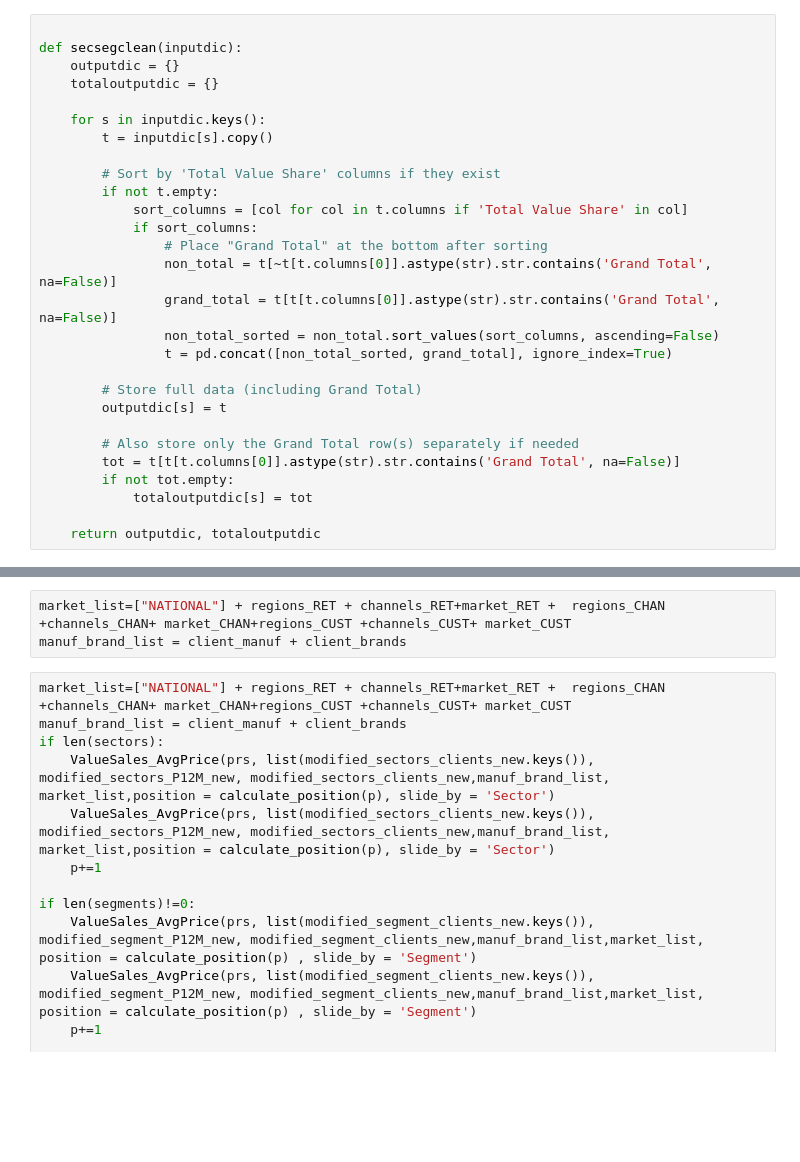
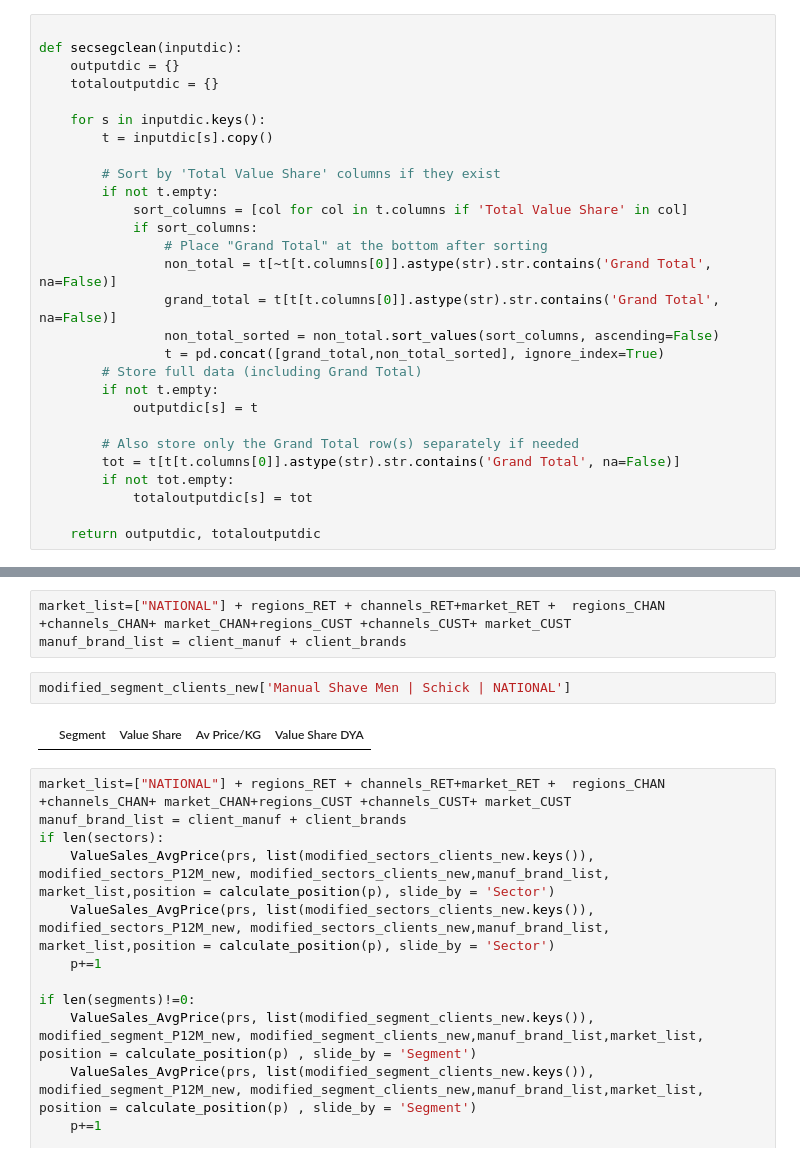
Before and after one commit to PricingOne/Slide-Automate, a Jupyter notebook: Landscape slide duplicate/Landscape duplicate New.ipynb, the cells around one changed output, grey strips where cells are left out. Cells and saved outputs as stored; diff of their text form; blank space fills up the shorter version.

```diff
--- a/Landscape slide duplicate/Landscape duplicate New.ipynb
+++ b/Landscape slide duplicate/Landscape duplicate New.ipynb
@@ -207,10 +207,10 @@ def secsegclean(inputdic):
                 non_total = t[~t[t.columns[0]].astype(str).str.contains('Grand Total', na=False)]
                 grand_total = t[t[t.columns[0]].astype(str).str.contains('Grand Total', na=False)]
                 non_total_sorted = non_total.sort_values(sort_columns, ascending=False)
-                t = pd.concat([non_total_sorted, grand_total], ignore_index=True)
-
+                t = pd.concat([grand_total,non_total_sorted], ignore_index=True)
         # Store full data (including Grand Total)
-        outputdic[s] = t
+        if not t.empty:
+            outputdic[s] = t
 
         # Also store only the Grand Total row(s) separately if needed
         tot = t[t[t.columns[0]].astype(str).str.contains('Grand Total', na=False)]
@@ -1872,6 +1854,10 @@ if len(subcategories)!=0:
 # %%
 market_list=["NATIONAL"] + regions_RET + channels_RET+market_RET +  regions_CHAN +channels_CHAN+ market_CHAN+regions_CUST +channels_CUST+ market_CUST
 manuf_brand_list = client_manuf + client_brands
+# %%
+modified_segment_clients_new['Manual Shave Men | Schick | NATIONAL']
+# %% [output]
+|  | Segment | Value Share | Av Price/KG | Value Share DYA |
 # %%
 market_list=["NATIONAL"] + regions_RET + channels_RET+market_RET +  regions_CHAN +channels_CHAN+ market_CHAN+regions_CUST +channels_CUST+ market_CUST
 manuf_brand_list = client_manuf + client_brands
```
Also changed, not shown: parts of 9 cells of this notebook, 2 other files.
